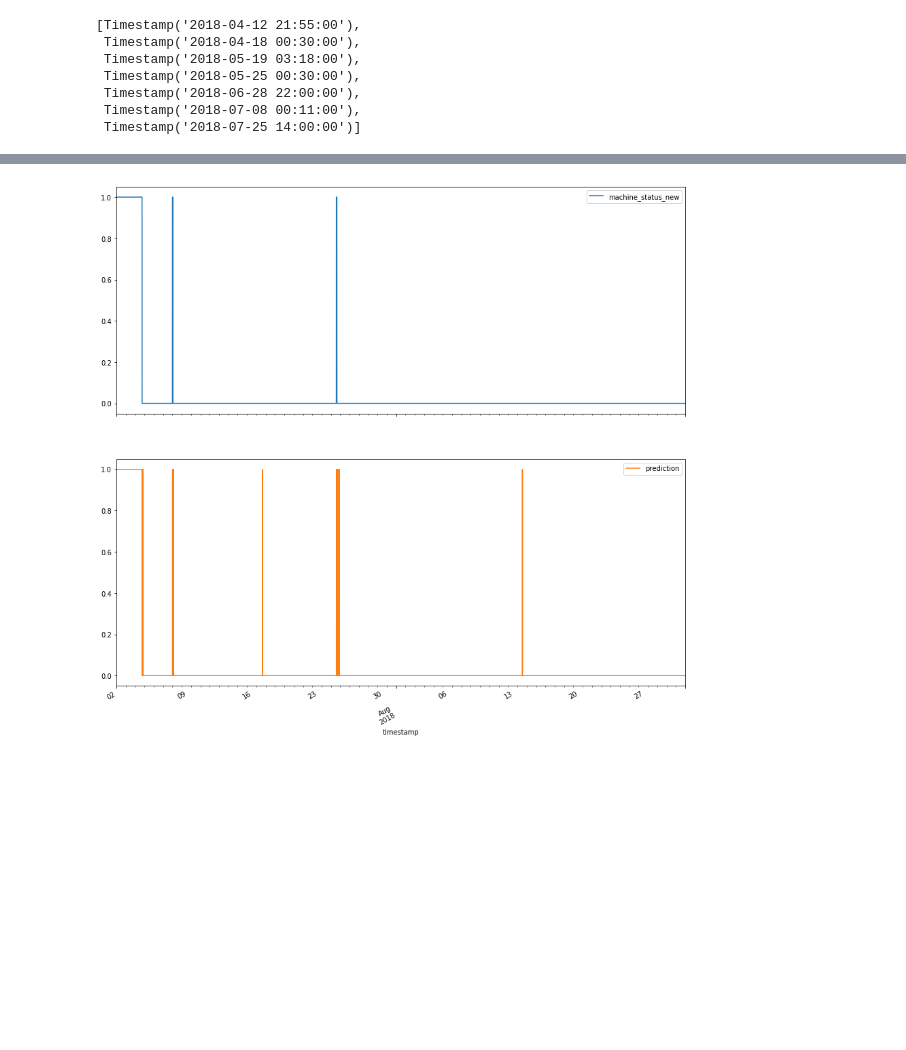
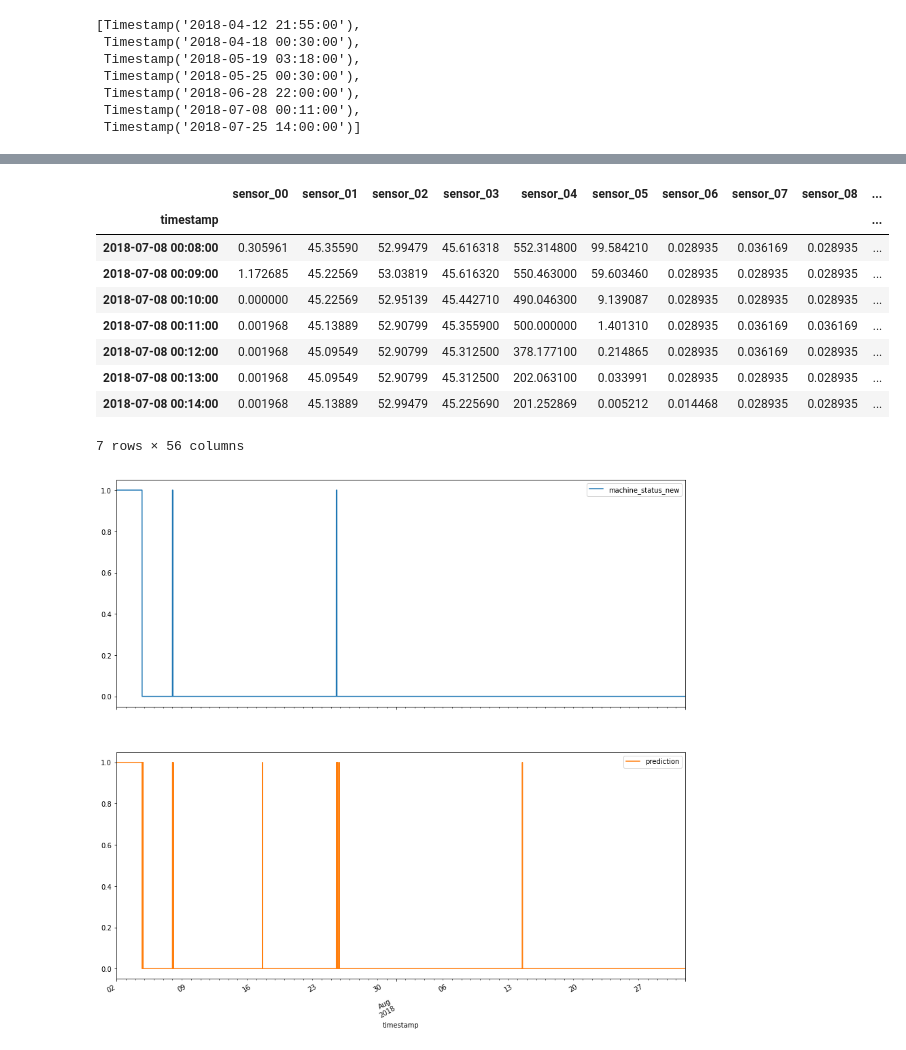
Before and after one commit to jbuchstaller/predicting_machine_breakdowns, a Jupyter notebook: machine_breakdown_prediction-final_JB.ipynb, the cells around one changed output, grey strips where cells are left out. Saved outputs shown, nothing was run; the diff lists cells and outputs as text; code cells hidden in the pictures; blank space fills up the shorter version.

```diff
--- a/machine_breakdown_prediction-final_JB.ipynb
+++ b/machine_breakdown_prediction-final_JB.ipynb
@@ -186,5 +226,16 @@ list(ts_broken.index)
 # %%
-#ts_interpolated_test['2018-07-08 00:00:00':'2018-07-08 00:20:00']
+ts_interpolated_test['2018-07-08 00:08:00':'2018-07-08 00:14:00']
+# %% [output]
+|  | sensor_00 | sensor_01 | sensor_02 | sensor_03 | sensor_04 | sensor_05 | sensor_06 | sensor_07 | sensor_08 | ... |
+| timestamp |  |  |  |  |  |  |  |  |  | ... |
+| 2018-07-08 00:08:00 | 0.305961 | 45.35590 | 52.99479 | 45.616318 | 552.314800 | 99.584210 | 0.028935 | 0.036169 | 0.028935 | ... |
+| 2018-07-08 00:09:00 | 1.172685 | 45.22569 | 53.03819 | 45.616320 | 550.463000 | 59.603460 | 0.028935 | 0.028935 | 0.028935 | ... |
+| 2018-07-08 00:10:00 | 0.000000 | 45.22569 | 52.95139 | 45.442710 | 490.046300 | 9.139087 | 0.028935 | 0.028935 | 0.028935 | ... |
+| 2018-07-08 00:11:00 | 0.001968 | 45.13889 | 52.90799 | 45.355900 | 500.000000 | 1.401310 | 0.028935 | 0.036169 | 0.036169 | ... |
+| 2018-07-08 00:12:00 | 0.001968 | 45.09549 | 52.90799 | 45.312500 | 378.177100 | 0.214865 | 0.028935 | 0.036169 | 0.028935 | ... |
+| 2018-07-08 00:13:00 | 0.001968 | 45.09549 | 52.90799 | 45.312500 | 202.063100 | 0.033991 | 0.028935 | 0.028935 | 0.028935 | ... |
+| 2018-07-08 00:14:00 | 0.001968 | 45.13889 | 52.99479 | 45.225690 | 201.252869 | 0.005212 | 0.014468 | 0.028935 | 0.028935 | ... |
+7 rows × 56 columns
 # %%
 defect_plot = ts_interpolated_test[['machine_status_new','prediction']].plot(figsize=(15, 15), subplots=True)
 #blue: actual breakdowns on 7/8 and 7/25
```
Also changed, not shown: parts of 40 cells of this notebook, 1 other file.
